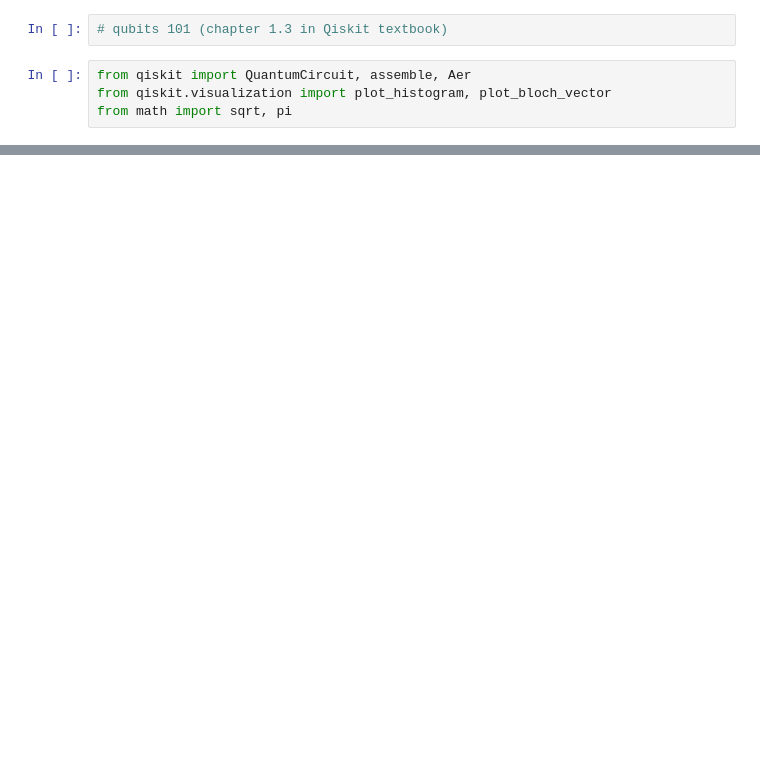
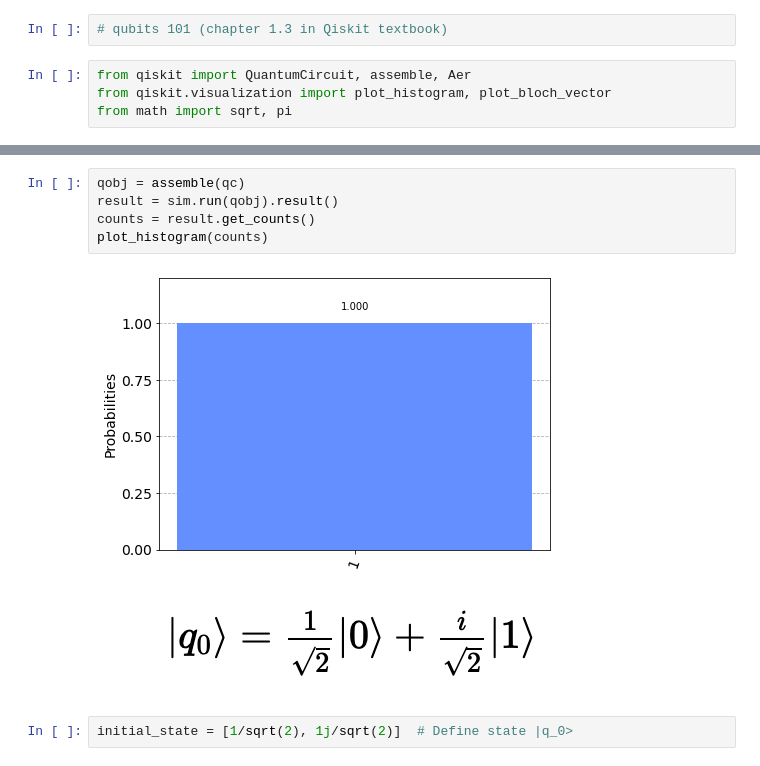
Before and after one commit to ertogrul/q-way, a Jupyter notebook: 007-qubits_states.ipynb, the cells around one changed output, grey strips where cells are left out. Saved outputs shown, nothing was run; the diff lists cells and outputs as text; blank space fills up the shorter version.

```diff
--- a/007-qubits_states.ipynb
+++ b/007-qubits_states.ipynb
@@ -16,0 +34,11 @@ qc.draw()  # Let's view our circuit
+# %%
+qobj = assemble(qc)
+result = sim.run(qobj).result()
+counts = result.get_counts()
+plot_histogram(counts)
+# %% [output]
+[figure, added]
+# %% [markdown]
+![image.png](attachment:image.png)
+# %%
+initial_state = [1/sqrt(2), 1j/sqrt(2)]  # Define state |q_0>
```
Also changed, not shown: parts of 8 cells of this notebook.
